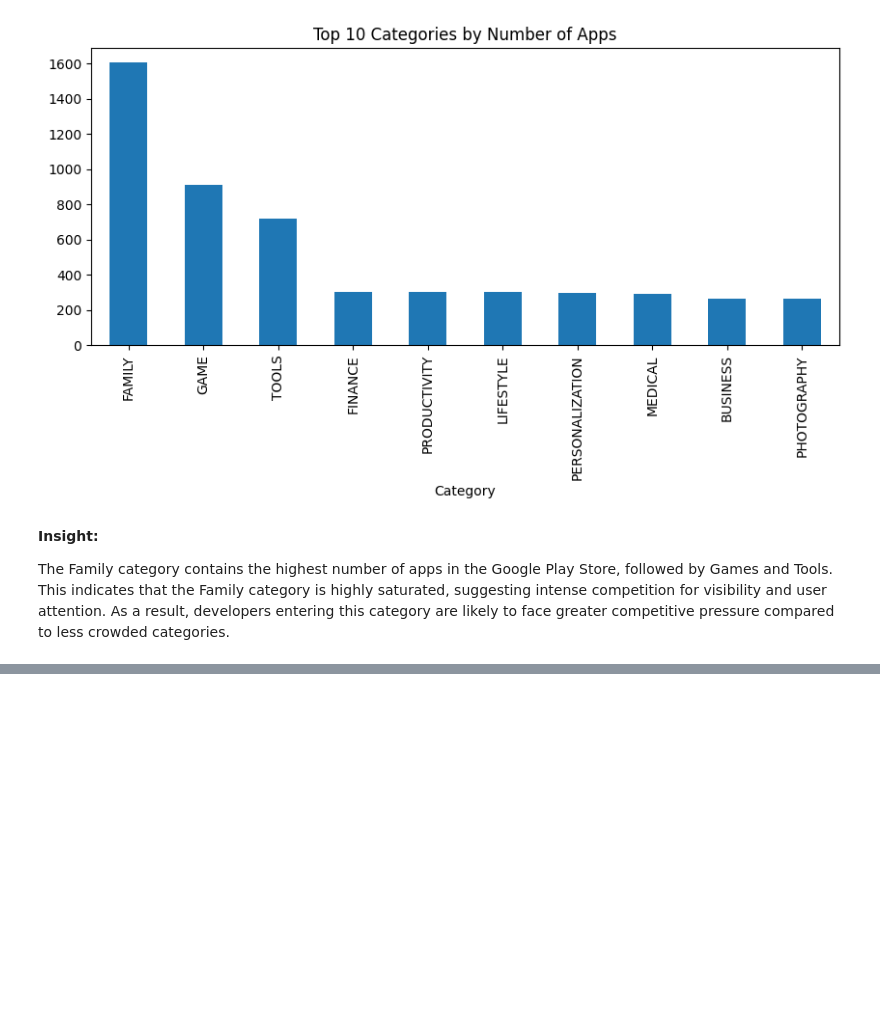
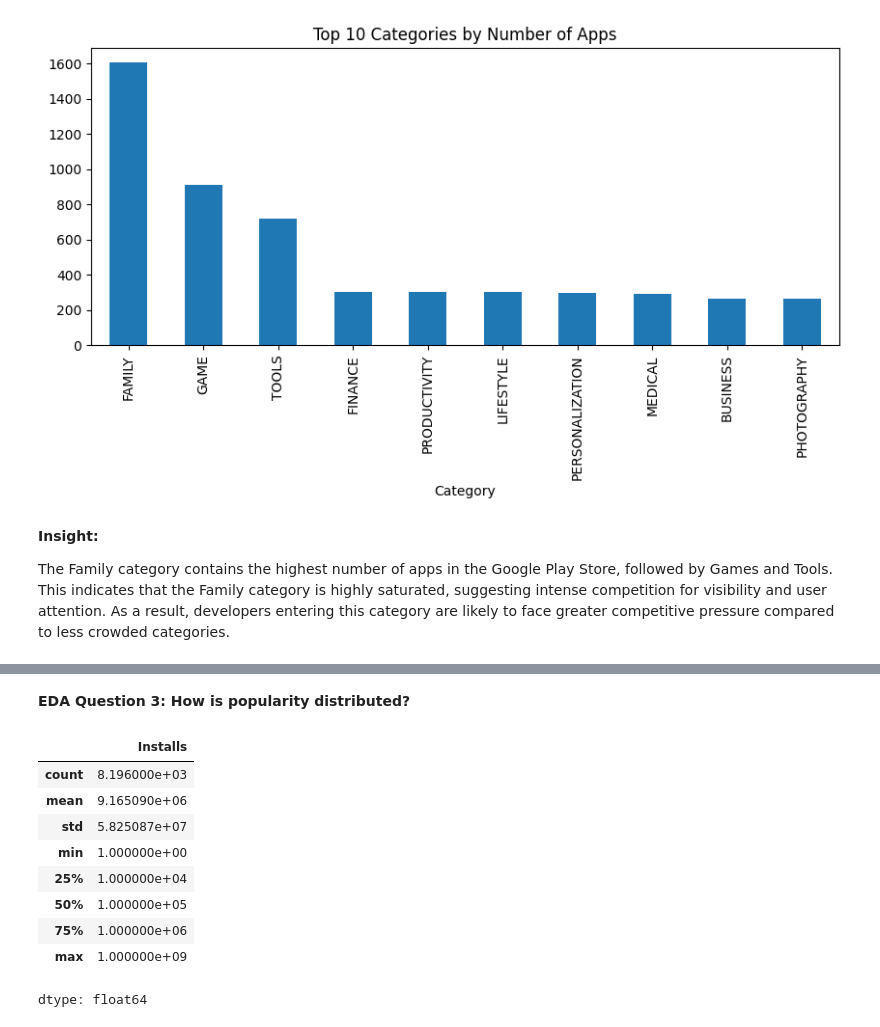
Before and after one commit to Dhairyaxshah/Appfluence, a Jupyter notebook: notebooks/02_eda.ipynb, the cells around one changed output, grey strips where cells are left out. Drawn from its saved outputs; the diff is of its cells as text; code cells hidden in the pictures; blank space fills up the shorter version.

```diff
--- a/notebooks/02_eda.ipynb
+++ b/notebooks/02_eda.ipynb
@@ -54,0 +78,15 @@ competitive pressure compared to less crowded categories.
+# %% [markdown]
+**EDA Question 3: How is popularity distributed?**
+# %%
+df1['Installs'].describe()
+# %% [output]
+|  | Installs |
+| count | 8.196000e+03 |
+| mean | 9.165090e+06 |
+| std | 5.825087e+07 |
+| min | 1.000000e+00 |
+| 25% | 1.000000e+04 |
+| 50% | 1.000000e+05 |
+| 75% | 1.000000e+06 |
+| max | 1.000000e+09 |
+dtype: float64
```
Also changed, not shown: parts of 6 cells of this notebook.
